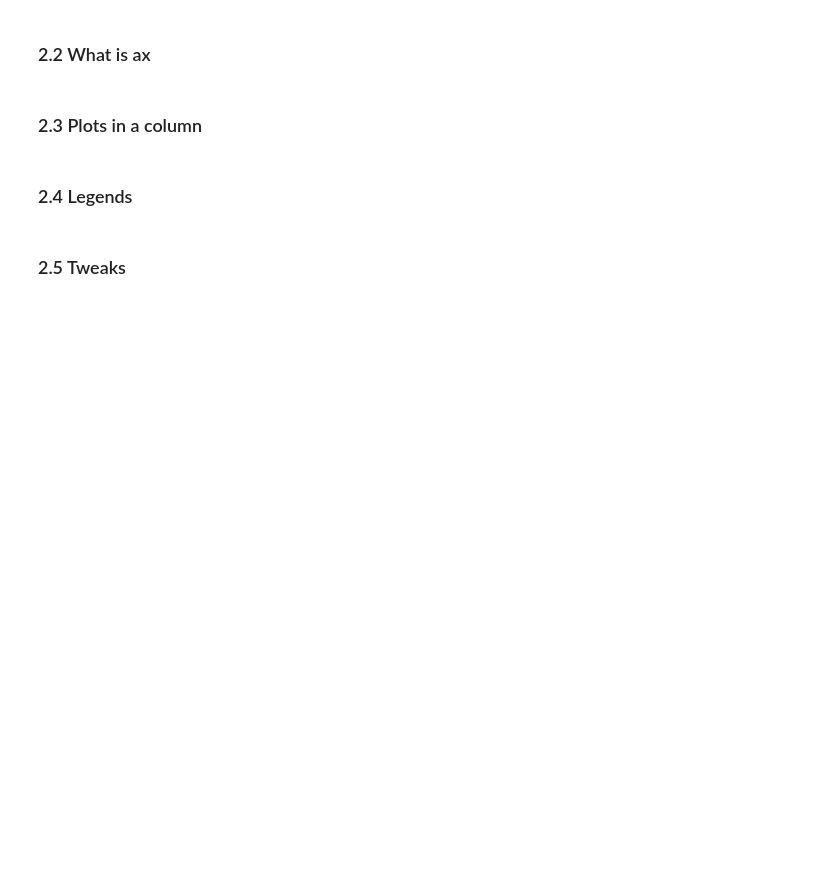
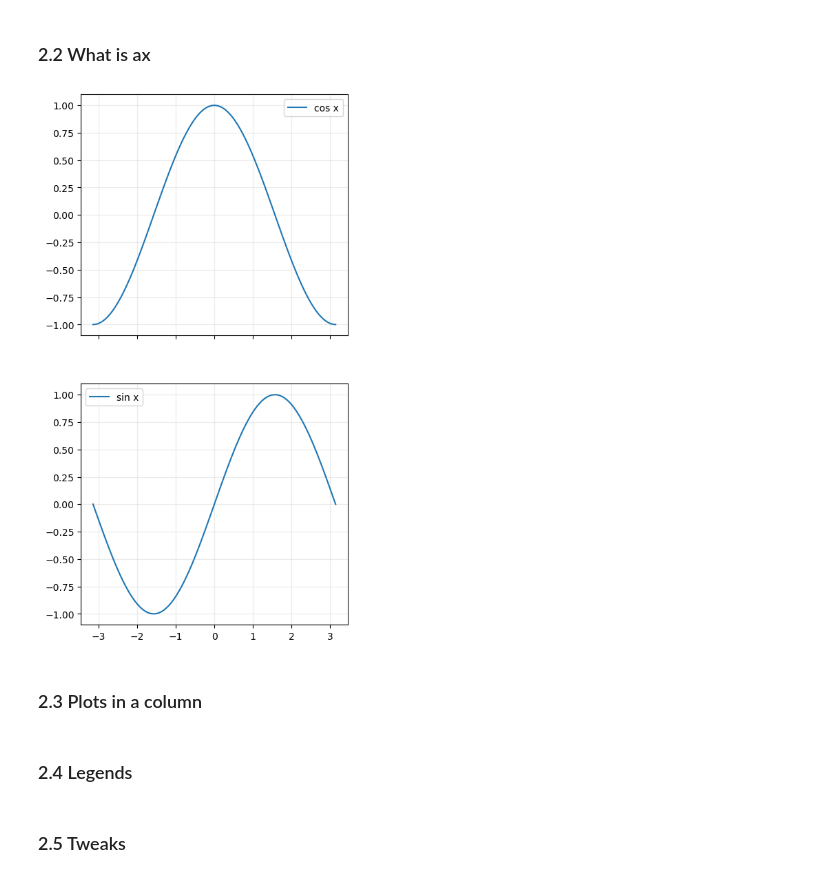
Before and after one commit to SPS-SP2273/learning-portfolio-russell-ykh, a Jupyter notebook: plotting/plotting_(good).ipynb, the cells around one changed output. Saved outputs shown, nothing was run; the diff lists cells and outputs as text; code cells hidden in the pictures; blank space fills up the shorter version.

```diff
--- a/plotting/plotting_(good).ipynb
+++ b/plotting/plotting_(good).ipynb
@@ -27,8 +43,19 @@
 # %% [markdown]
 ### 2.2 What is ax
 # %%
+from matplotlib import pyplot as plt
 
-# Your code here
+fig, ax = plt.subplots(nrows=2, ncols=1, figsize=(5, 10), sharex=True)
+ax[0].plot(x, cos_x, label='cos x')
+ax[1].plot(x, sin_x, label='sin x')
+
+for a in ax:
+    a.legend()
+    a.grid(alpha=0.25)
+
+plt.show()
+# %% [output]
+[figure, added]
 # %% [markdown]
 ### 2.3 Plots in a column
 # %%
```
Also changed, not shown: parts of 11 cells of this notebook, 3 other files.
